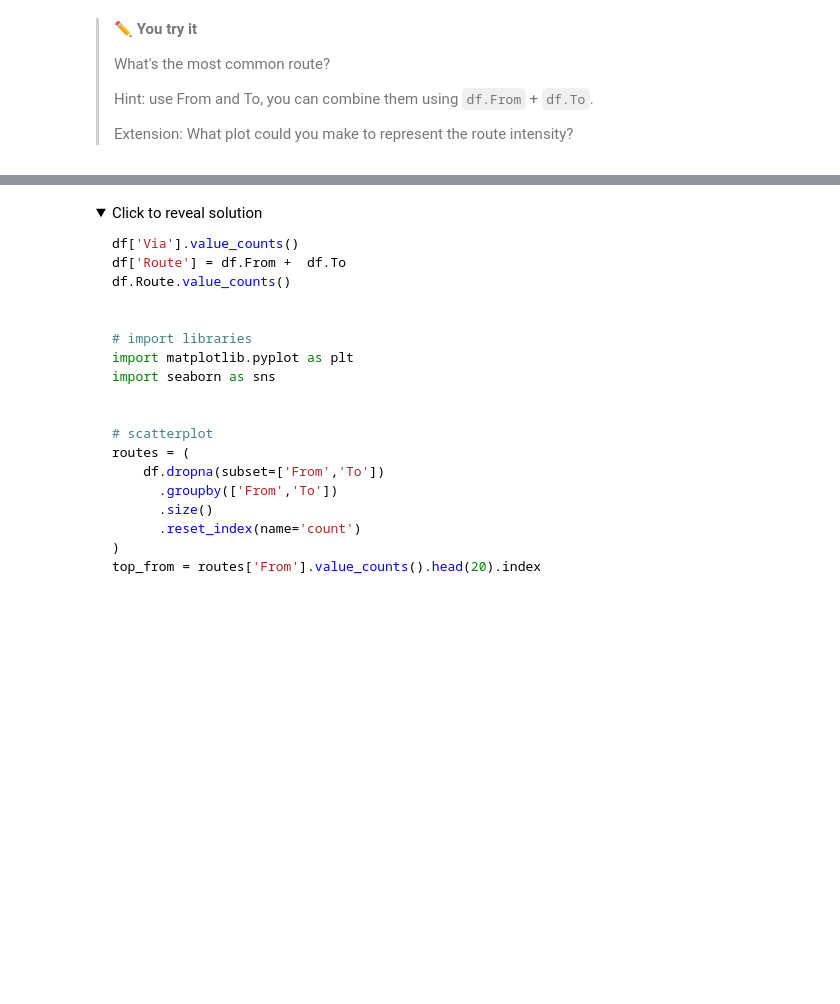
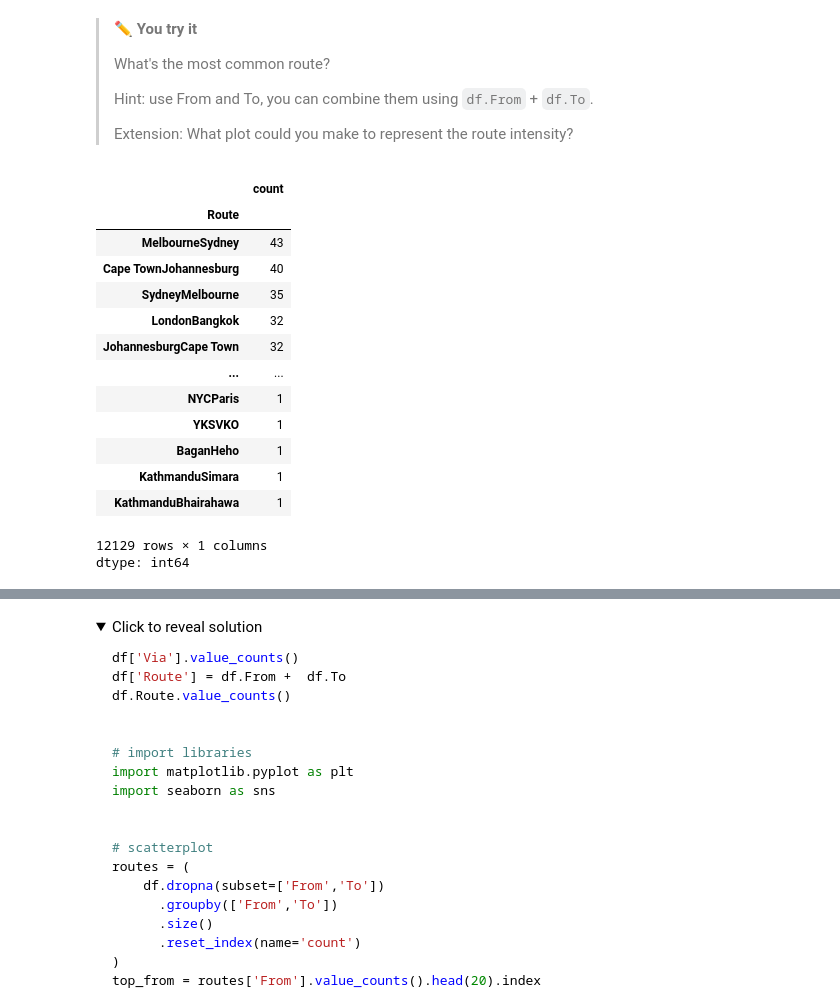
Before and after one commit to tamaravdd/iese-dsmba, a Jupyter notebook: notebooks/05_Airline_TextAnalytics.ipynb, the cells around one changed output, grey strips where cells are left out. Cells and saved outputs as stored; diff of their text form; code cells hidden in the pictures; folded sections open; blank space fills up the shorter version.

```diff
--- a/notebooks/05_Airline_TextAnalytics.ipynb
+++ b/notebooks/05_Airline_TextAnalytics.ipynb
@@ -191,3 +193,23 @@ df.groupby('Seat Type').nunique()
 > Hint: use From and To, you can combine them using `df.From` + `df.To`.
 >
 > Extension: What plot could you make to represent the route intensity?
+# %%
+df['Via'].value_counts()
+df['Route'] = df.From +  df.To
+df.Route.value_counts()
+# %% [output]
+|  | count |
+| Route |  |
+| MelbourneSydney | 43 |
+| Cape TownJohannesburg | 40 |
+| SydneyMelbourne | 35 |
+| LondonBangkok | 32 |
+| JohannesburgCape Town | 32 |
+| ... | ... |
+| NYCParis | 1 |
+| YKSVKO | 1 |
+| BaganHeho | 1 |
+| KathmanduSimara | 1 |
+| KathmanduBhairahawa | 1 |
+12129 rows × 1 columns
+dtype: int64
```
Also changed, not shown: parts of 13 cells of this notebook.
